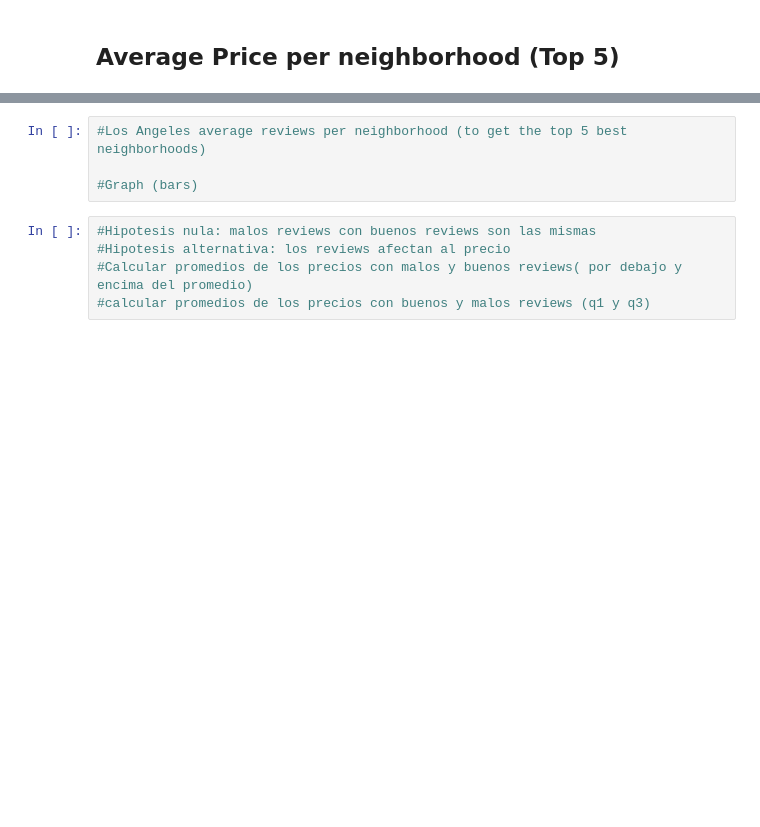
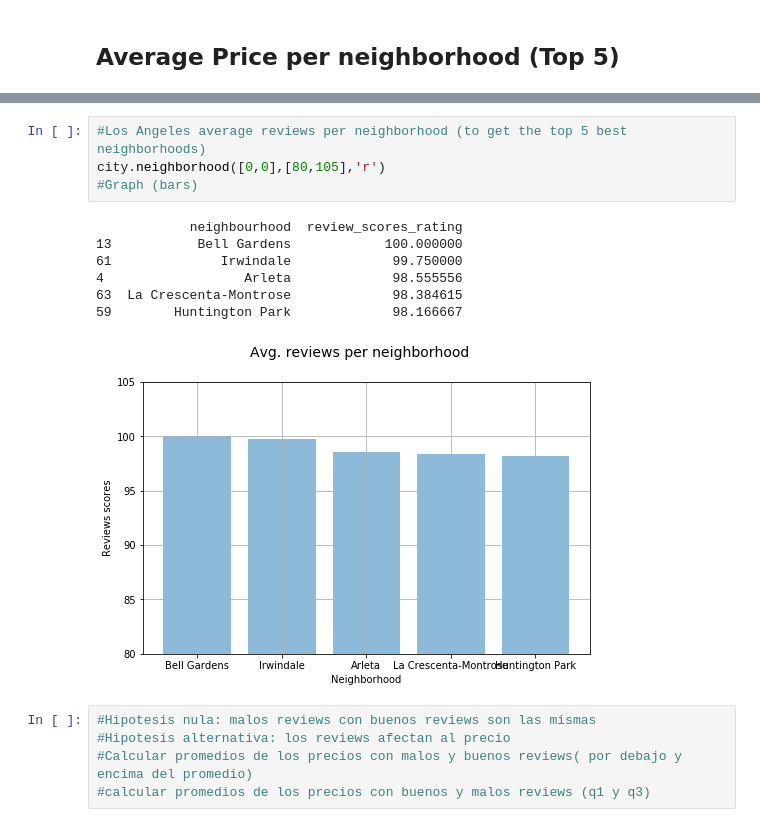
Before and after one commit to jorgelmarquez94/Project1, a Jupyter notebook: Airbnb_Front_End.ipynb, the cells around one changed output, grey strips where cells are left out. Cells and saved outputs as stored; diff of their text form; blank space fills up the shorter version.

```diff
--- a/Airbnb_Front_End.ipynb
+++ b/Airbnb_Front_End.ipynb
@@ -282,7 +331,15 @@ city.review_type_room([0,0],[85,100])
 # %%
 #Los Angeles average reviews per neighborhood (to get the top 5 best neighborhoods)
-
+city.neighborhood([0,0],[80,105],'r')
 #Graph (bars)
+# %% [output]
+            neighbourhood  review_scores_rating
+13           Bell Gardens            100.000000
+61              Irwindale             99.750000
+4                  Arleta             98.555556
+63  La Crescenta-Montrose             98.384615
+59        Huntington Park             98.166667
+[figure, added]
 # %%
 #Hipotesis nula: malos reviews con buenos reviews son las mismas
 #Hipotesis alternativa: los reviews afectan al precio
```
Also changed, not shown: parts of 14 cells of this notebook.
